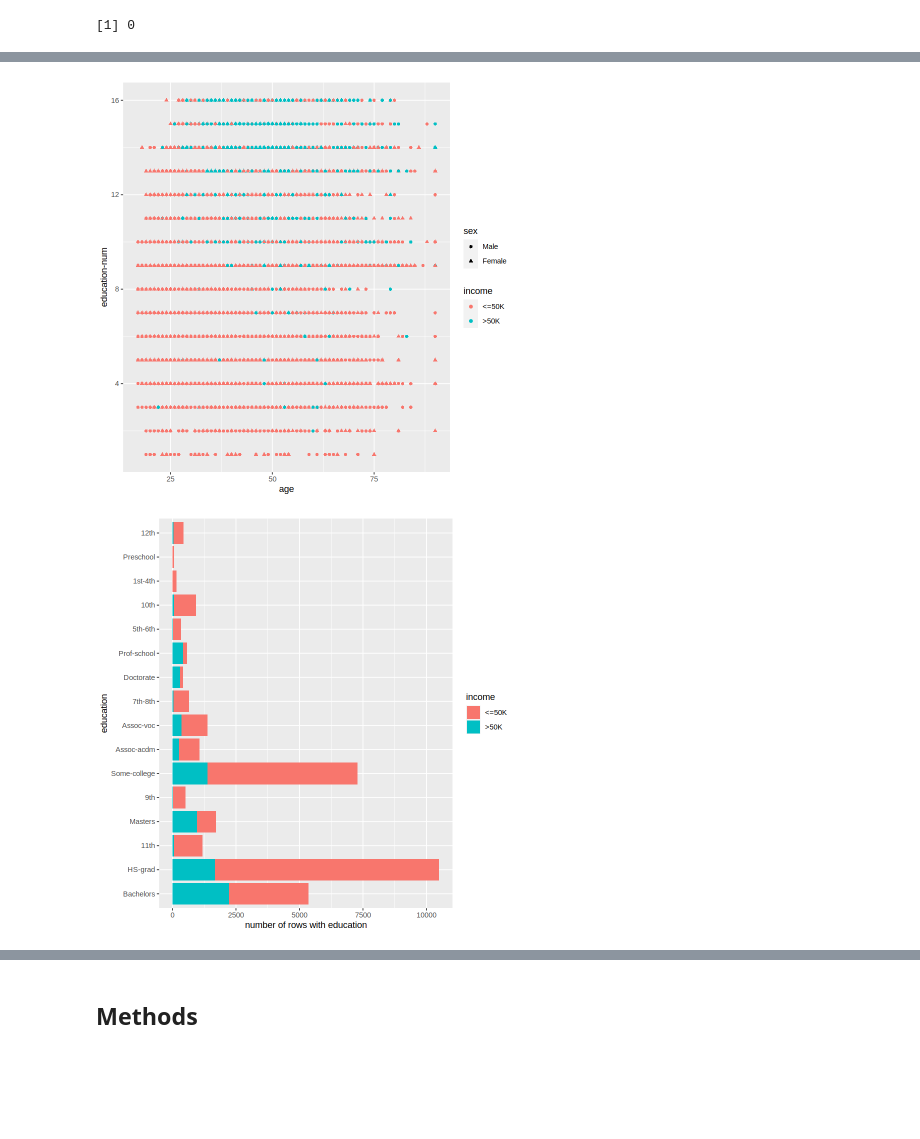
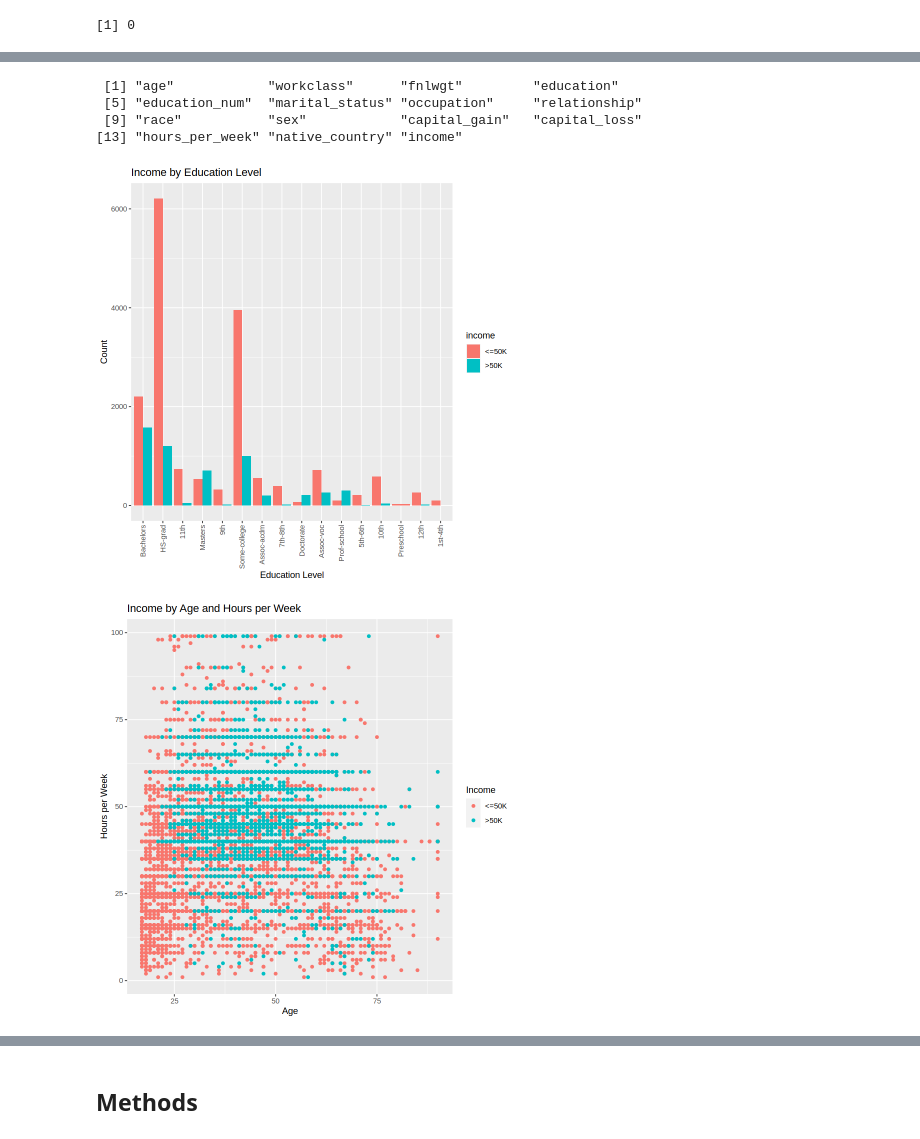
Before and after one commit to Shubhaankar-Sharma/income-category-classifier, a Jupyter notebook: project_group_proposal.ipynb, the cells around one changed output, grey strips where cells are left out. Saved outputs shown, nothing was run; the diff lists cells and outputs as text; code cells hidden in the pictures; blank space fills up the shorter version.

Commit message:
Refined the code, split the dataset into training and testing, created the summary table and finished making the necessary plots.

```diff
--- a/project_group_proposal.ipynb
+++ b/project_group_proposal.ipynb
@@ -91,5 +92,7 @@ $ `native-country` <chr> "United-States", "United-States", "United-States", "U
 $ X15              <chr> "<=50K", "<=50K", "<=50K", "<=50K", "<=50K", "<=50K",…
 # %%
 # Manipulate the name of vectors to make them clean
-tibble::as_tibble(adult_data_raw, .name_repair = janitor::make_clean_names)
+adult_data_mani_names = tibble::as_tibble(adult_data_raw, .name_repair = janitor::make_clean_names)
+
+head(adult_data_mani_names)
 # %% [output]
@@ -115,6 +108,6 @@ A tibble: 32561 × 15
 # %%
 # Replace all ? with NA
-adult_data_clean <- apply(adult_data_raw, 2, function(x) gsub("\\?", NA, x))
+adult_data_clean <- apply(adult_data_mani_names, 2, function(x) gsub("\\?", NA, x))
 
 # Convert to tibble
 adult_data_clean <- tibble::as_tibble(adult_data_clean)
@@ -193,0 +207,11 @@ A rowwise_df: 6 × 15
+# %%
+#set the seed
+set.seed(1234)
+
+#splitting the dataset into training data and testing data
+
+adult_split <- initial_split(adult_data, prop = 0.75, strata = income)
+adult_train <- training(adult_split)
+adult_test <- testing(adult_split)
+
+names(adult_train)
@@ -324,13 +431,37 @@ Till now the variables that are usable for classification are :-
+# %%
+names(adult_train)
+# %% [output]
+ [1] "age"            "workclass"      "fnlwgt"         "education"
+ [5] "education_num"  "marital_status" "occupation"     "relationship"
+ [9] "race"           "sex"            "capital_gain"   "capital_loss"
+[13] "hours_per_week" "native_country" "income"
 # %%
-ggplot(adult_data, aes(x=`age`, y=`education-num`, color=income, shape=sex)) +
-    geom_point()
+# Bar plot of income by education level
+ggplot(adult_train, aes(x=education, fill=income)) +
+  geom_bar(position="dodge") +
+  labs(title="Income by Education Level", x="Education Level", y="Count") +
+  theme(axis.text.x = element_text(angle = 90, vjust = 0.5, hjust=1))
 
-adult_data_ed_plot <- adult_data |>
-    mutate(n = 1)
+# Scatter plot of age vs. hours per week by income:
+ggplot(adult_train, aes(x=age, y=hours_per_week, color=income)) +
+  geom_point() +
+  labs(x = "Age", y = "Hours per Week", color = "Income") +
+  ggtitle("Income by Age and Hours per Week")
 
-ggplot(adult_data_ed_plot, aes(x=n, y=`education`, fill=income, shape=sex)) +
-    geom_bar(stat="identity") +
-    labs(x="number of rows with education")
+# Histogram of age by income:
+ggplot(adult_train, aes(x=age, fill=income)) +
+  geom_histogram(alpha=0.5, position="identity", bins=20) +
+  scale_fill_manual(values = c("#0072B2", "#E69F00")) +
+  facet_wrap(~income, ncol=2) +
+  xlab("Age") +
+  ylab("Count") +
+  ggtitle("Distribution of Age by Income Level") +
+  theme_bw()
+
+# Bar plot of workclass by income:
+ggplot(adult_train, aes(x=workclass, fill=income)) +
+  geom_bar(position="dodge") +
+  labs(title="Income by Workclass", x="Workclass", y="Count")
 # %% [output]
-[figure, old version]
+[figure, new version]
-[figure, old version]
+[figure, new version]
```
Also changed, not shown: parts of 18 cells of this notebook.
